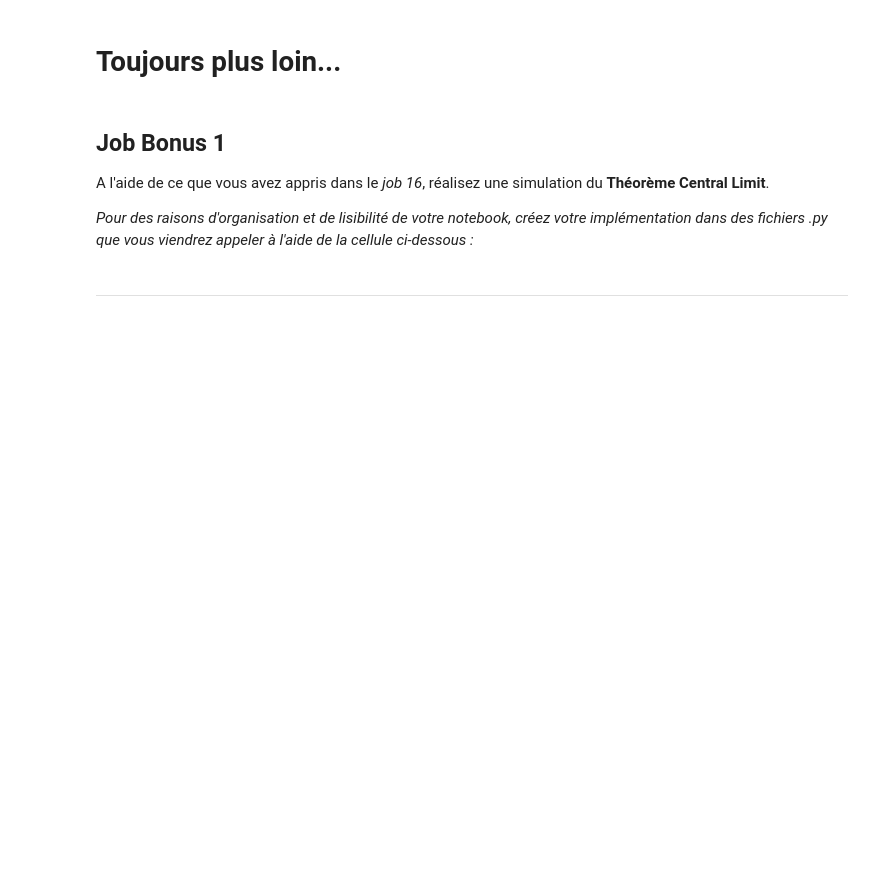
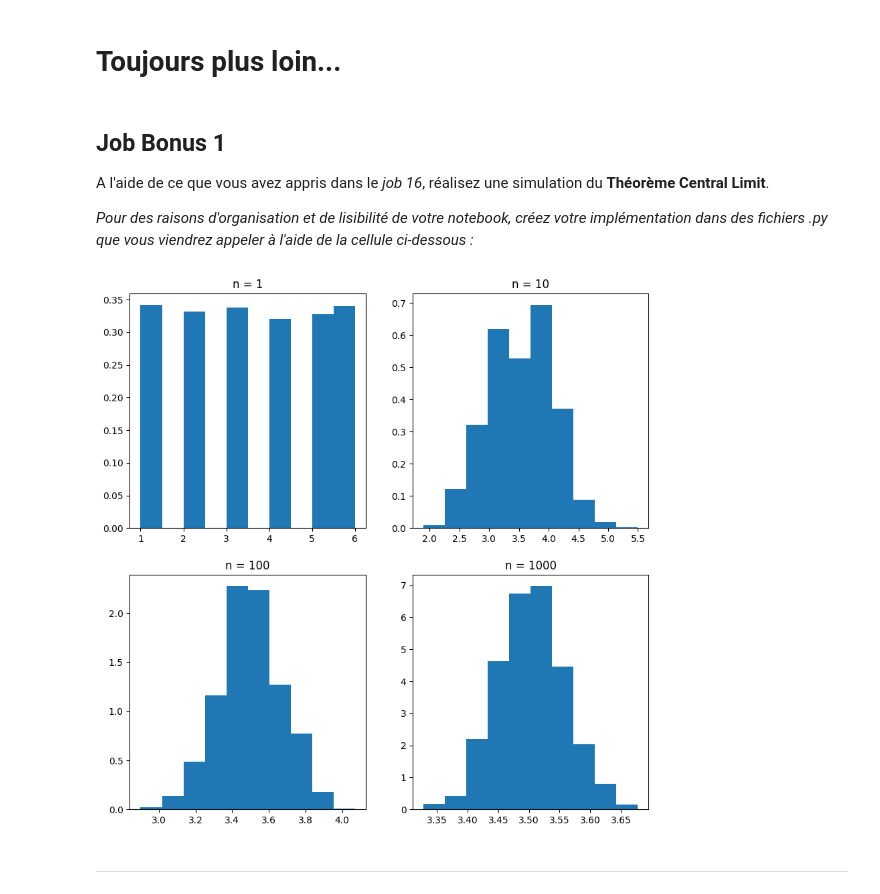
Before and after one commit to matthieu-geley/philomathia, a Jupyter notebook: philomathia.ipynb, the cells around one changed output. Saved outputs shown, nothing was run; the diff lists cells and outputs as text; code cells hidden in the pictures; blank space fills up the shorter version.

Commit message:
Update philomathia.ipynb
Finished bonus jobs

```diff
--- a/philomathia.ipynb
+++ b/philomathia.ipynb
@@ -817,6 +819,12 @@ La dérivée de la fonction r(x) = (x**2 + 1)/(x - 1) est : 2*x/(x - 1) - (x**2
 A l'aide de ce que vous avez appris dans le *job 16*, réalisez une simulation du **Théorème Central Limit**.
 
 *Pour des raisons d'organisation et de lisibilité de votre notebook, créez votre implémentation dans des fichiers .py que vous viendrez appeler à l'aide de la cellule ci-dessous :*
+# %%
+import BonusJobs.bonusFirst as bF
+
+bF.bonusJob()
+# %% [output]
+[figure, added]
 # %% [markdown]
 ----------------------------------------------------------------------
 # %% [markdown]
```
Also changed, not shown: parts of 10 cells of this notebook.
